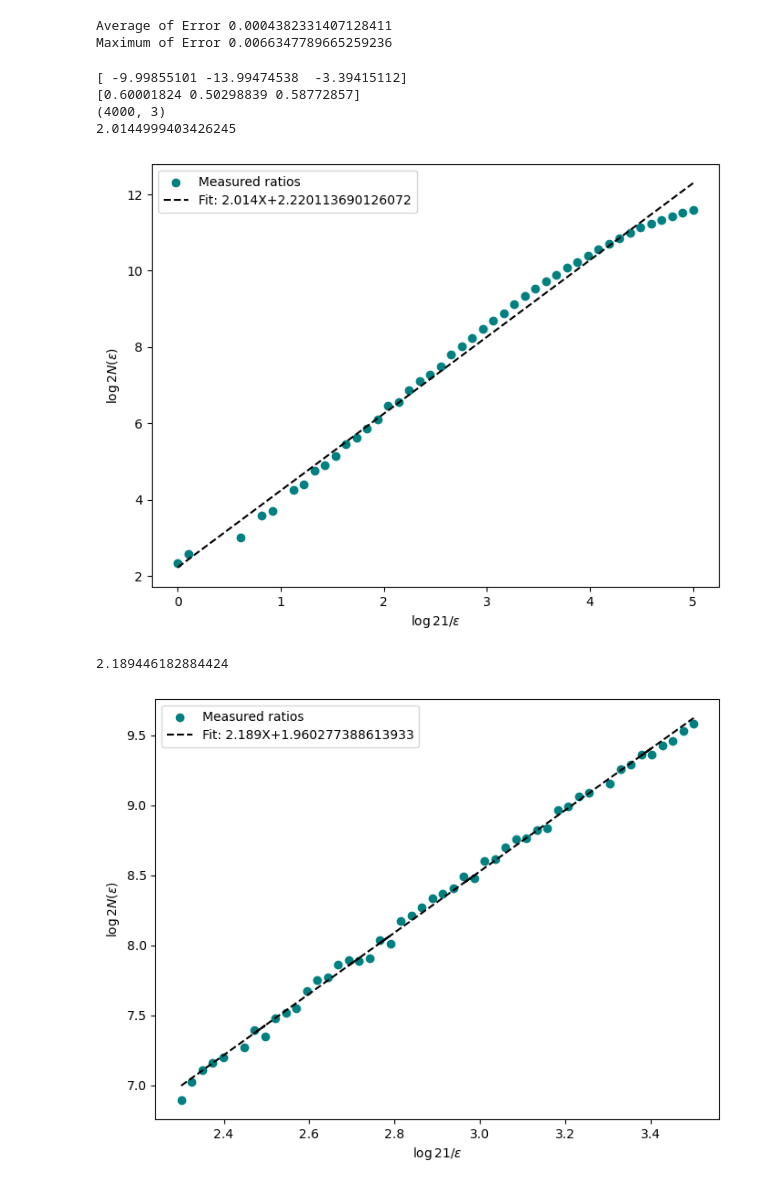
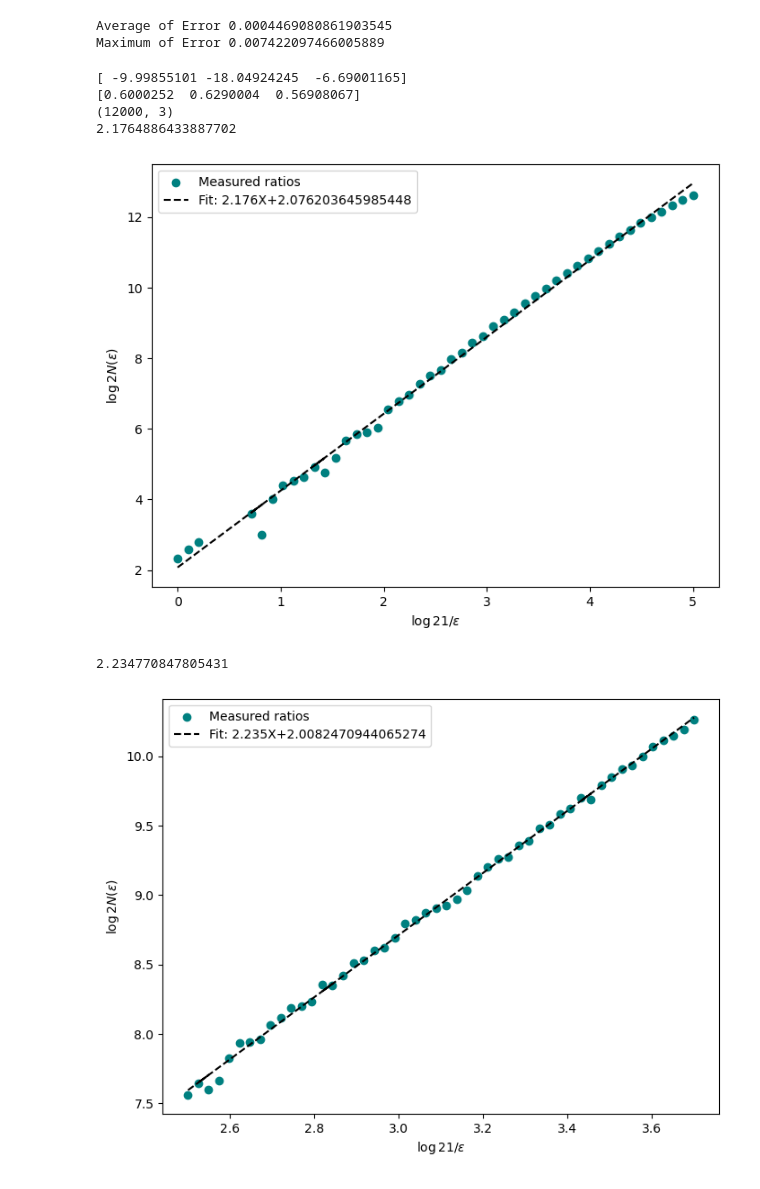
Before and after one commit to HuangYujun-JunkyTalent/DataDrivenSafetyFilter, a Jupyter notebook: double_integrator_test.ipynb, the cells around one changed output. Cells and saved outputs as stored; diff of their text form; code cells hidden in the pictures.

```diff
--- a/double_integrator_test.ipynb
+++ b/double_integrator_test.ipynb
@@ -295,7 +297,7 @@ for x_0, x_1 in itertools.product(x_0_grid_data, x_1_grid_data):
     # print(x_0, x_1)
     system_for_data = deepcopy(system)
     system_for_data.state = np.array([x_0, x_1])
-    io_data_list.append(IOData(depth=2, sys=system_for_data, length=100, input_rule=InputRule.RANDOM))
+    io_data_list.append(IOData(depth=2, sys=system_for_data, length=300, input_rule=InputRule.RANDOM))
 
 predictor = Predictor(L=1, system=system, io_data_list=io_data_list, remove_old_data=False, d_range=d_range)
 predictor.min_num_slices = num_slices
@@ -325,8 +327,8 @@ for i, j, k in itertools.product(range(N_grid_x_0), range(N_grid_x_1), range(N_g
 print("Average of Error", np.average(error_list.flatten()))
 print("Maximum of Error", np.max(error_list.flatten()))
 # %% [output]
-Average of Error 0.0004382331407128411
-Maximum of Error 0.0066347789665259236
+Average of Error 0.0004469080861903545
+Maximum of Error 0.007422097466005889
 # %%
 from tools.FractalDimension import fractal_dimension
 
@@ -356,17 +358,17 @@ print(locs.shape)
 d, log_N, log_inverse_size = fractal_dimension(locs=locs, region_min=region_min, region_max=region_max, max_box_size=0, min_box_size=-5, n_samples=50, n_offsets=30, plot=True)
 print(d)
 # %% [output]
-[ -9.99855101 -13.99474538  -3.39415112]
-[0.60001824 0.50298839 0.58772857]
-(4000, 3)
-2.0144999403426245
+[ -9.99855101 -18.04924245  -6.69001165]
+[0.6000252  0.6290004  0.56908067]
+(12000, 3)
+2.1764886433887702
-[figure, old version]
+[figure, new version]
 # %%
-d, log_N, log_inverse_size = fractal_dimension(locs=locs, region_min=region_min, region_max=region_max, max_box_size=-2.3, min_box_size=-3.5, n_samples=50, n_offsets=30, plot=True)
+d, log_N, log_inverse_size = fractal_dimension(locs=locs, region_min=region_min, region_max=region_max, max_box_size=-2.5, min_box_size=-3.7, n_samples=50, n_offsets=30, plot=True)
 print(d)
 # %% [output]
-2.189446182884424
+2.234770847805431
-[figure, old version]
+[figure, new version]
 # %%
 # dimension within region
 locs_constrainted = np.array(H_ux.T) # normalize data
```
Also changed, not shown: parts of 4 cells of this notebook.
